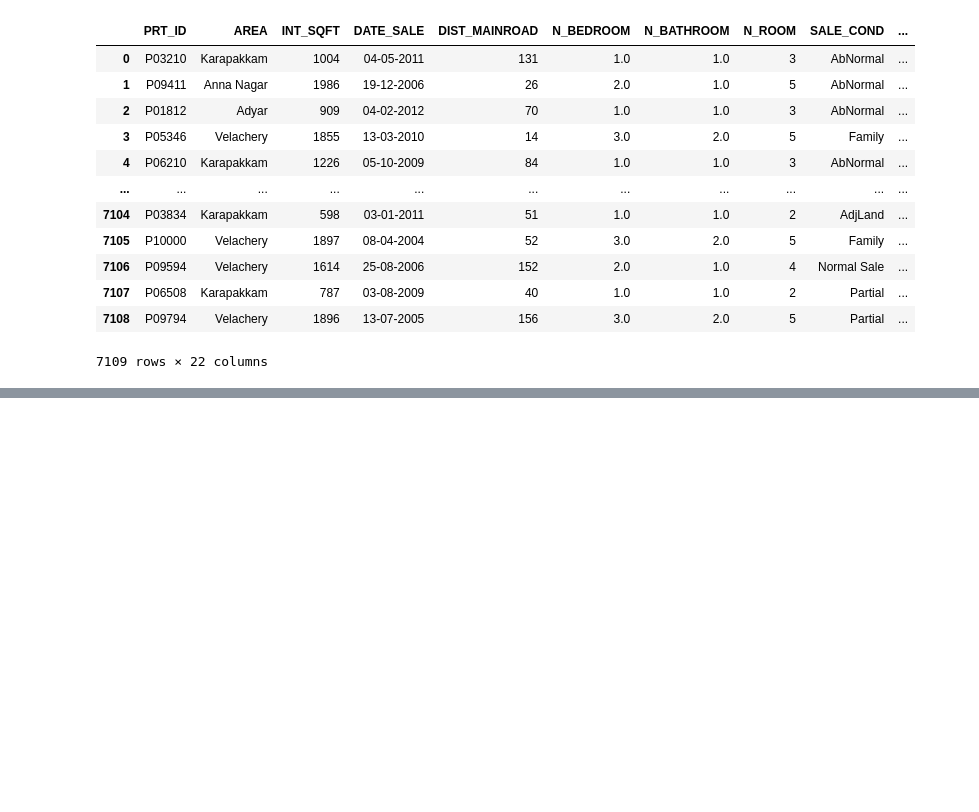
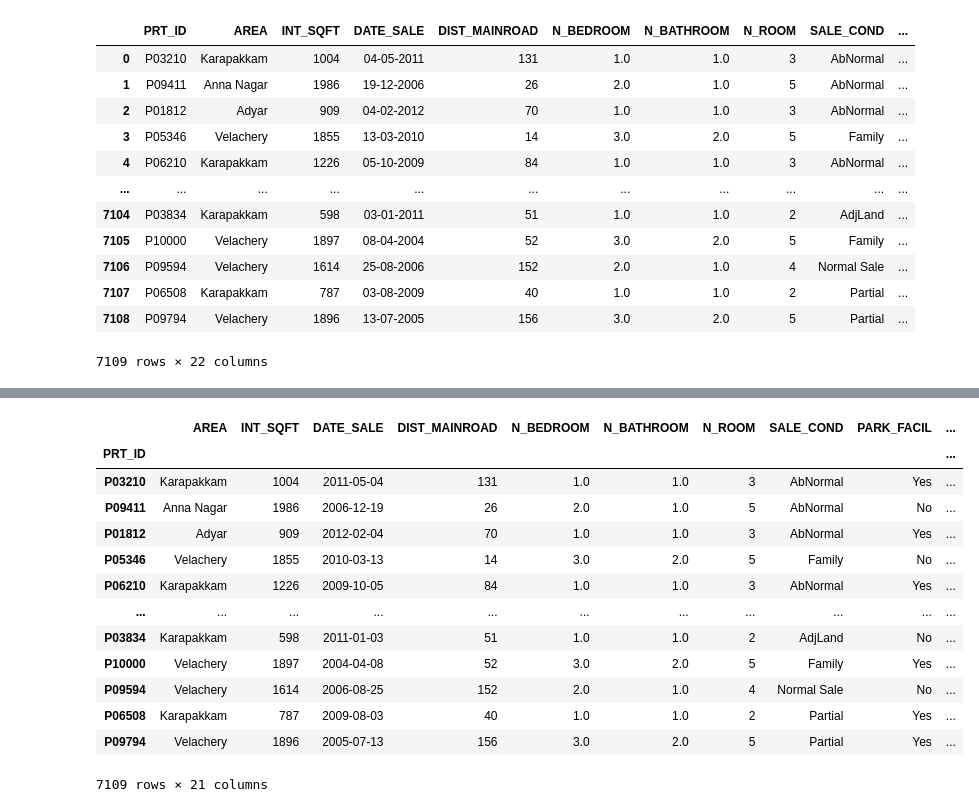
Before and after one commit to ArunK-ML/Chennai_Train_Sales-Data-Preprocessing-Analyze, a Jupyter notebook: Train_Sales_Data.ipynb, the cells around one changed output, grey strips where cells are left out. Drawn from its saved outputs; the diff is of its cells as text; code cells hidden in the pictures; blank space fills up the shorter version.

```diff
--- a/Train_Sales_Data.ipynb
+++ b/Train_Sales_Data.ipynb
@@ -129,0 +147,6 @@ df1
+# %%
+# Date data type correcting
+
+df["DATE_SALE"]=pd.to_datetime(df["DATE_SALE"],format="%d-%m-%Y")
+# %%
+df["DATE_BUILD"]=pd.to_datetime(df["DATE_BUILD"],format="%d-%m-%Y")
@@ -129,0 +190,19 @@ df1
+# %%
+df.set_index("PRT_ID", inplace = True) # making prt_id to the index
+# %%
+df
+# %% [output]
+|  | AREA | INT_SQFT | DATE_SALE | DIST_MAINROAD | N_BEDROOM | N_BATHROOM | N_ROOM | SALE_COND | PARK_FACIL | ... |
+| PRT_ID |  |  |  |  |  |  |  |  |  | ... |
+| P03210 | Karapakkam | 1004 | 2011-05-04 | 131 | 1.0 | 1.0 | 3 | AbNormal | Yes | ... |
+| P09411 | Anna Nagar | 1986 | 2006-12-19 | 26 | 2.0 | 1.0 | 5 | AbNormal | No | ... |
+| P01812 | Adyar | 909 | 2012-02-04 | 70 | 1.0 | 1.0 | 3 | AbNormal | Yes | ... |
+| P05346 | Velachery | 1855 | 2010-03-13 | 14 | 3.0 | 2.0 | 5 | Family | No | ... |
+| P06210 | Karapakkam | 1226 | 2009-10-05 | 84 | 1.0 | 1.0 | 3 | AbNormal | Yes | ... |
+| ... | ... | ... | ... | ... | ... | ... | ... | ... | ... | ... |
+| P03834 | Karapakkam | 598 | 2011-01-03 | 51 | 1.0 | 1.0 | 2 | AdjLand | No | ... |
+| P10000 | Velachery | 1897 | 2004-04-08 | 52 | 3.0 | 2.0 | 5 | Family | Yes | ... |
+| P09594 | Velachery | 1614 | 2006-08-25 | 152 | 2.0 | 1.0 | 4 | Normal Sale | No | ... |
+| P06508 | Karapakkam | 787 | 2009-08-03 | 40 | 1.0 | 1.0 | 2 | Partial | Yes | ... |
+| P09794 | Velachery | 1896 | 2005-07-13 | 156 | 3.0 | 2.0 | 5 | Partial | Yes | ... |
+7109 rows × 21 columns
```
Also changed, not shown: parts of 8 cells of this notebook.
